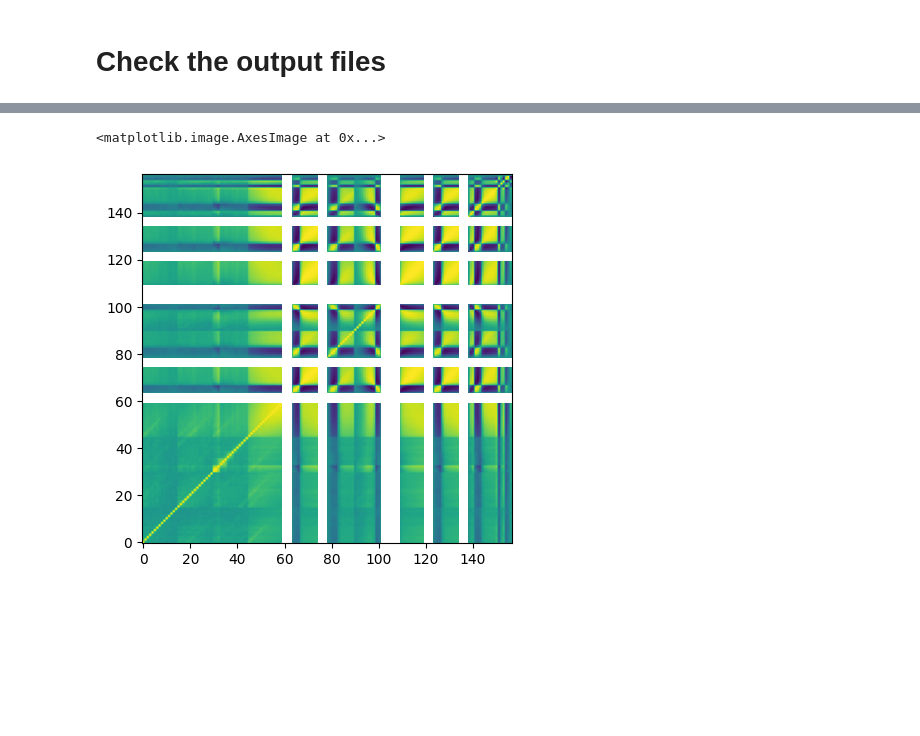
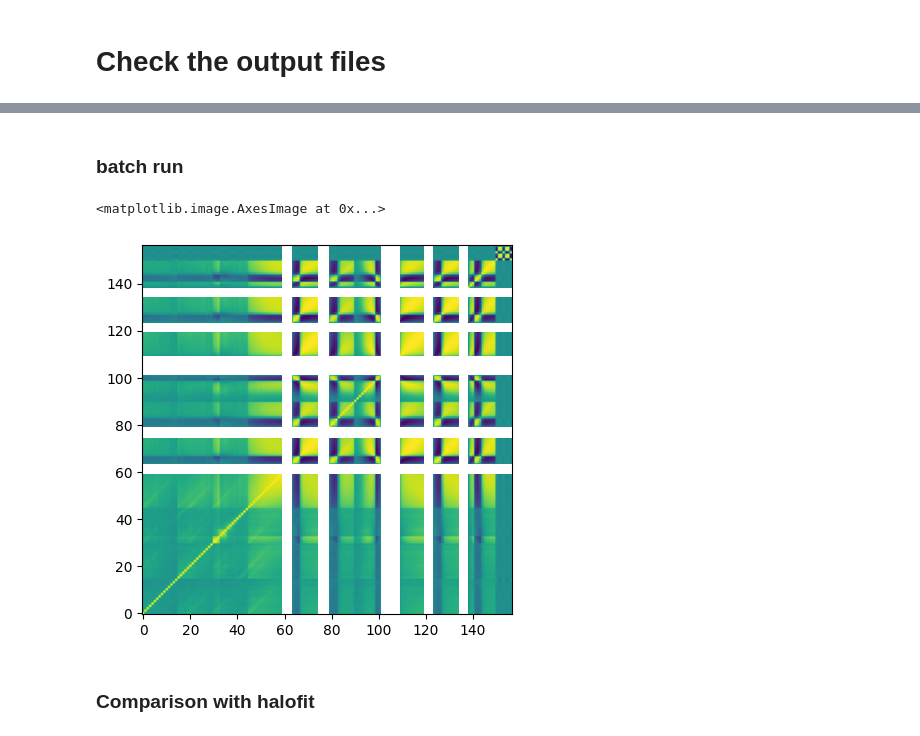
Before and after one commit to atokiwaipmu/LensingSSC, a Jupyter notebook: notebook/analysis.ipynb, the cells around one changed output, grey strips where cells are left out. Cells and saved outputs as stored; diff of their text form; code cells hidden in the pictures; blank space fills up the shorter version.

```diff
--- a/notebook/analysis.ipynb
+++ b/notebook/analysis.ipynb
@@ -124,9 +106,15 @@ array([ 0.00000000e+00,  0.00000000e+00,  0.00000000e+00,  0.00000000e+00,
+# %% [markdown]
+### batch run
 # %%
-sample_path = "/lustre/work/akira.tokiwa/Projects/LensingSSC/output/patch_stats_bigbox_oa10_noiseless_sl2.npy"
+sample_bigbox_path = "/lustre/work/akira.tokiwa/Projects/LensingSSC/output/patch_stats_bigbox_oa10_noiseless_sl2.npy"
+sample_tiled_path = "/lustre/work/akira.tokiwa/Projects/LensingSSC/output/patch_stats_tiled_oa10_noiseless_sl2.npy"
 # %%
-data = np.load(sample_path, allow_pickle=True).item()
+data_tiled = np.load(sample_tiled_path, allow_pickle=True).item()
+data_bigbox = np.load(sample_bigbox_path, allow_pickle=True).item()
 # %%
-plt.imshow(data[0.5]["corr"], origin="lower", vmin=-1, vmax=1)
+plt.imshow(data_tiled[0.5]["corr"], origin="lower", vmin=-1, vmax=1)
 # %% [output]
 <matplotlib.image.AxesImage at 0x...>
-[figure, old version]
+[figure, new version]
+# %% [markdown]
+### Comparison with halofit
```
Also changed, not shown: parts of 8 cells of this notebook, 1 other file.
